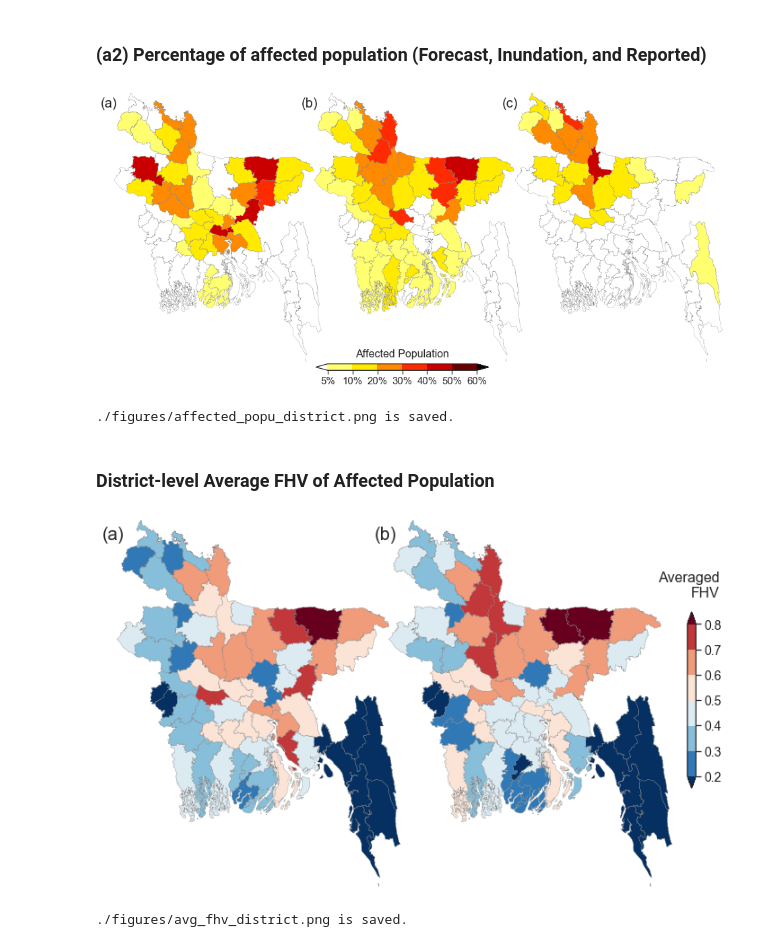
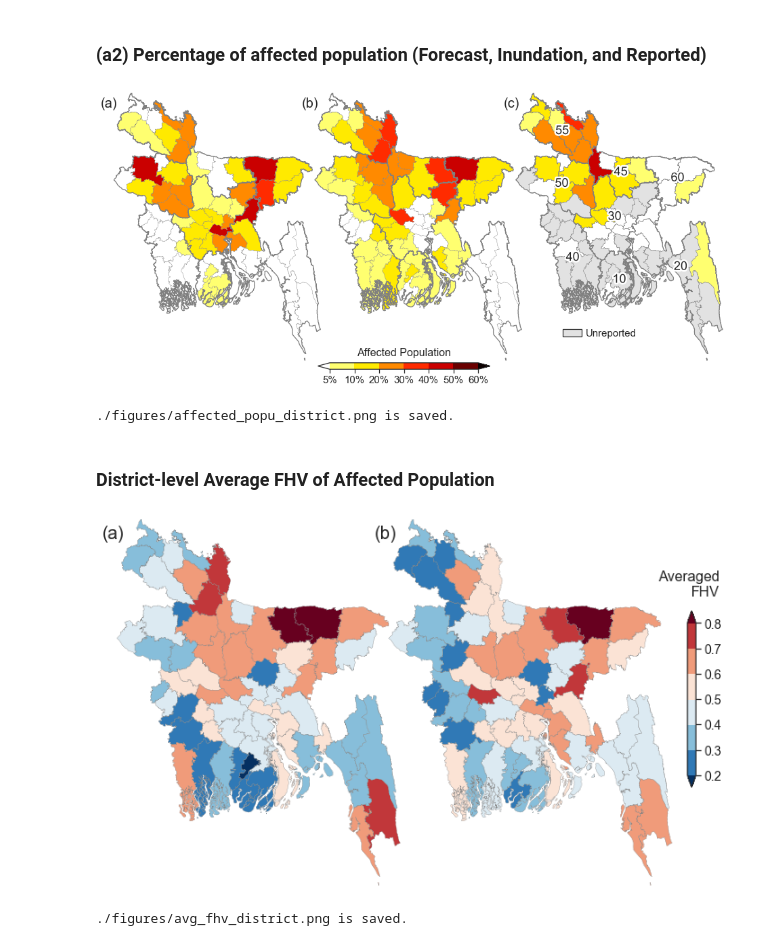
Before and after one commit to gnodnooh/VulnRiskImpact-BGD, a Jupyter notebook: FVI_Assessment2.ipynb, the cells around one changed output. Cells and saved outputs as stored; diff of their text form; code cells hidden in the pictures.

```diff
--- a/FVI_Assessment2.ipynb
+++ b/FVI_Assessment2.ipynb
@@ -221,18 +418,0 @@ KeyError: 'POP'
-# %%
-temp = result[['ADM2_EN','POPFCST','POPINUN','POPREPO']]
-temp = temp.rename(columns={'POPFCST':'Forecast','POPINUN':'Satellite','POPREPO':'Reported'})
-sns.set(style="white", font_scale=1.1)
-g = sns.PairGrid(temp, x_vars=temp.columns[1:], y_vars=['ADM2_EN'], height=7, aspect=.25)
-g.map(sns.barplot, palette='muted')
-g.set(xlim=[0, 1000000], xticks=[0,500000,1000000], xticklabels=[0, '', '1M'], xlabel='', ylabel='', yticklabels=temp['ADM2_EN'])
-# Title and Grids
-for ax, title in zip(g.axes.flat, temp.columns[1:]):
-    # Title (Group name)
-    ax.set_title(title, fontfamily='sans-serif', fontsize=13)
-    # Make the grid horizontal instead of vertical
-    ax.xaxis.grid(True)
-    ax.yaxis.grid(True)
-    ax.spines['left'].set_color('grey')
-
-# Remove axis lines
-sns.despine(left=False, bottom=True);plt.tight_layout();plt.show()
@@ -296,13 +474,10 @@ if True:
 # Import reported percentage of affected population
 afftpopu = pd.read_hdf('./data/impact.hdf',key='data').reset_index()[['ADM2_PCODE','PAFFCPOPU']]
 mapdata = mapdata2.merge(afftpopu,how='outer',left_on='ADM2_PCODE',right_on='ADM2_PCODE').fillna(0)
+unreported = mapdata[~np.isin(mapdata['ADM2_PCODE'], result['ADM2_PCODE'])]
 
 # Colormap
-# bounds = list(np.arange(0.01,0.51,0.05))
-# bounds = [0.01, 0.05, 0.1, 0.15, 0.20, 0.25, 0.30, 0.35, 0.40, 0.45, 0.50]
-# bounds = [0.01, 0.03, 0.05, 0.1, 0.20, 0.30, 0.40, 0.50]
 bounds = [0.05, 0.1, 0.2, 0.3, 0.4, 0.5, 0.6]
-# bounds = [0.01, 0.05, 0.1, 0.20, 0.30, 0.40, 0.50, 0.60]
 boundaries = [0]+bounds+[1]
 cmap, norm, vmin, vmax, ticks, boundaries = fhv.cbarpam(bounds, 'hot_r', labloc='on',boundaries=boundaries, extension='both')
 
@@ -320,7 +495,17 @@ for (i, el) in enumerate(['POPFCSTR','POPINUNR','PAFFCPOPU']):
     ax.annotate(fignumb[i], xy=(-0.02, 0.96), xycoords='axes fraction',
                 horizontalalignment='center', verticalalignment='center',
                 fontname='arial',fontsize=20)
+    if i == 2:
+        # Unreported districts
+        unreported.boundary.plot(ax=ax, facecolor='#E2E2E2',edgecolor='None')
+        mapdata.boundary.plot(ax=ax, facecolor='None', linewidth=0.3, edgecolor='grey')
+        # Labels of ADM1_PCODE
+        shape1.apply(lambda x: ax.annotate(s=x.ADM1_PCODE, xy=x.geometry.centroid.coords[0],
+                                           ha='center',va='center',fontsize=18, fontname='arial',
+                                           path_effects=[pe.withStroke(linewidth=5, foreground="white")]),axis=1)
+    shape1.boundary.plot(ax=ax, linewidth=1.2, edgecolor='grey')
 plt.tight_layout(pad=-2)
+
 # Colorbar
 cax = inset_axes(ax, width="46%", height="3%",
                  loc='lower left',
@@ -338,14 +523,19 @@ cbar.ax.set_xticklabels(['%.f%%'%lb for lb in np.array(bounds)*100],
 cbar.set_label(figlabel, labelpad=-55,
                fontname='arial', fontsize=16,
                horizontalalignment='center')
+
+# Colorbar for the unreported districts
+cax2 = inset_axes(ax, width="46%", height="3.5%", bbox_to_anchor=(0.12, -0.68, 0.2, 0.8),bbox_transform=ax.transAxes,borderpad=0)
+cbar2 = mpl.colorbar.ColorbarBase(cax2, cmap=ListedColormap('#E2E2E2'),ticks=[], orientation='horizontal')
+cbar2.ax.text(1.2,0,'Unreported',fontname='arial', fontsize=15)
 plt.show()
 
 # Save a figure
-if True:
+if False:
     fn_save = './figures/affected_popu_district.png'
     fig.savefig(fn_save, bbox_inches='tight'); print('%s is saved.' % fn_save)
 # %% [output]
-[figure, old version]
+[figure, new version]
 ./figures/affected_popu_district.png is saved.
 # %% [markdown]
 ### District-level Average FHV of Affected Population
@@ -360,7 +550,7 @@ sns.set_style("white", {'axes.linewidth': 1, 'grid.color': 'black'})
 fignumb = ['(a)', '(b)']
 figlabel = 'Averaged\nFHV'
 fig, axes = plt.subplots(nrows=1,ncols=2,figsize=(8,5), facecolor='w')
-for (i, el) in enumerate(['SOVIFCST','EQUALFCST']):
+for (i, el) in enumerate(['EQUAL','PCA']):
     ax = axes.flatten('F')[i]
     ax.set_axis_off()
     ax.set_aspect('equal')
@@ -368,32 +558,32 @@ for (i, el) in enumerate(['SOVIFCST','EQUALFCST']):
     mapdata2.plot(ax=ax, column=el,cmap=cmap, norm=norm, vmin=vmin, vmax=vmax,
                      linewidth=0.3, edgecolor='grey')
     ax.annotate(fignumb[i], xy=(-0.01, 0.96), xycoords='axes fraction',
                 horizontalalignment='center', verticalalignment='center',
                 fontname='arial',fontsize=20)
 plt.tight_layout(pad=-2)
 # Colorbar
 cax = inset_axes(ax, width="5%", height="40%",
                  loc='lower left',
                  bbox_to_anchor=(1.05, 0.27, 0.6, 1.2),
                  bbox_transform=ax.transAxes,borderpad=0)
 cbar = mpl.colorbar.ColorbarBase(cax, cmap=cmap, norm=norm,
                                  boundaries=boundaries,
                                  extend='both',
                                  extendfrac=0.08,
                                  ticks = ticks,
                                  spacing='uniform',
                                  orientation='vertical')
 cbar.ax.set_yticklabels(['%.1f'%lb for lb in np.array(bounds)],
                         fontname='arial', fontsize=14)
 cbar.ax.annotate(figlabel, xy=(3.8, 1.15), xycoords='axes fraction',
                 horizontalalignment='right', verticalalignment='center',
                 fontname='arial',fontsize=16)
 plt.show()
 
 # Save a figure
 if True:
     fn_save = './figures/avg_fhv_district.png'
     fig.savefig(fn_save, bbox_inches='tight'); print('%s is saved.' % fn_save)
 # %% [output]
-[figure, old version]
+[figure, new version]
 ./figures/avg_fhv_district.png is saved.
```
Also changed, not shown: parts of 17 cells of this notebook, 8 other files.
